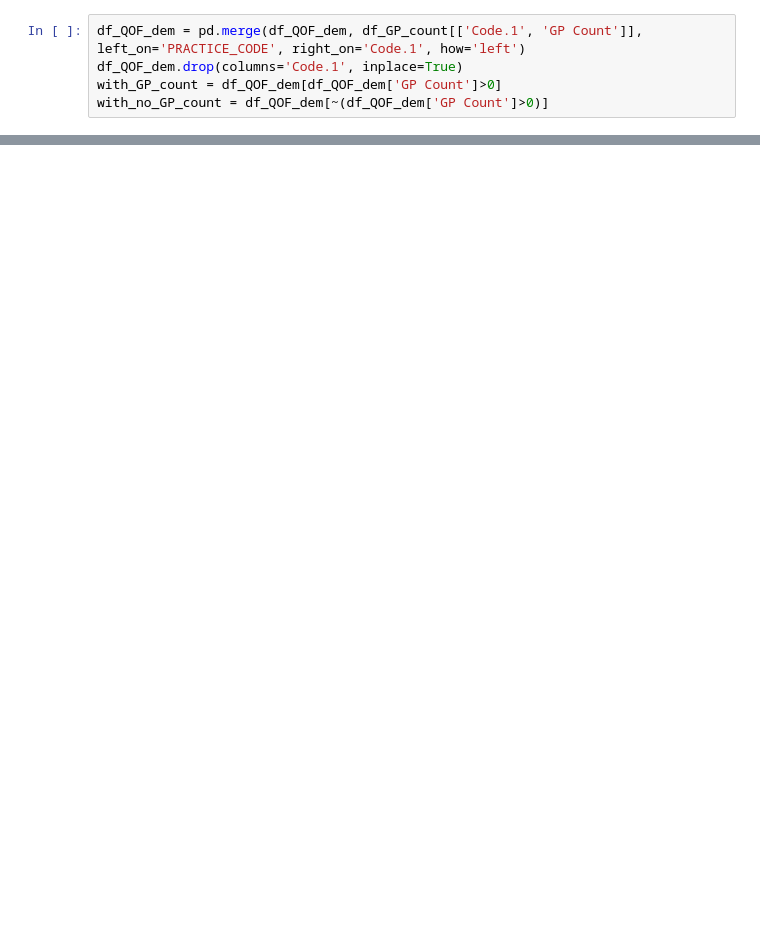
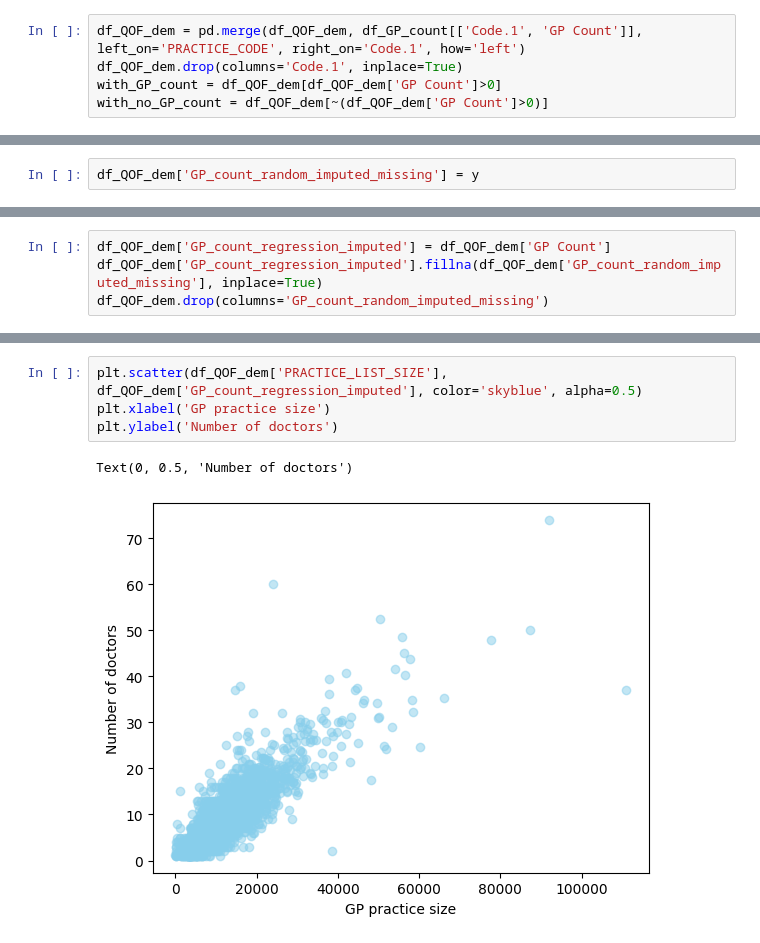
Before and after one commit to Bea-Taylor/DifDem_inequalities, a Jupyter notebook: nbs/core/02b_LAD_and_GP_intersections.ipynb, the cells around one changed output, grey strips where cells are left out. Saved outputs shown, nothing was run; the diff lists cells and outputs as text; blank space fills up the shorter version.

```diff
--- a/nbs/core/02b_LAD_and_GP_intersections.ipynb
+++ b/nbs/core/02b_LAD_and_GP_intersections.ipynb
@@ -676,0 +629,2 @@ df_QOF_dem
+# %%
+df_QOF_dem['GP_count_random_imputed_missing'] = y
@@ -676,0 +640,4 @@ df_QOF_dem
+# %%
+df_QOF_dem['GP_count_regression_imputed'] = df_QOF_dem['GP Count']
+df_QOF_dem['GP_count_regression_imputed'].fillna(df_QOF_dem['GP_count_random_imputed_missing'], inplace=True)
+df_QOF_dem.drop(columns='GP_count_random_imputed_missing')
@@ -676,0 +664,7 @@ df_QOF_dem
+# %%
+plt.scatter(df_QOF_dem['PRACTICE_LIST_SIZE'], df_QOF_dem['GP_count_regression_imputed'], color='skyblue', alpha=0.5)
+plt.xlabel('GP practice size')
+plt.ylabel('Number of doctors')
+# %% [output]
+Text(0, 0.5, 'Number of doctors')
+[figure, added]
```
Also changed, not shown: parts of 20 cells of this notebook.
